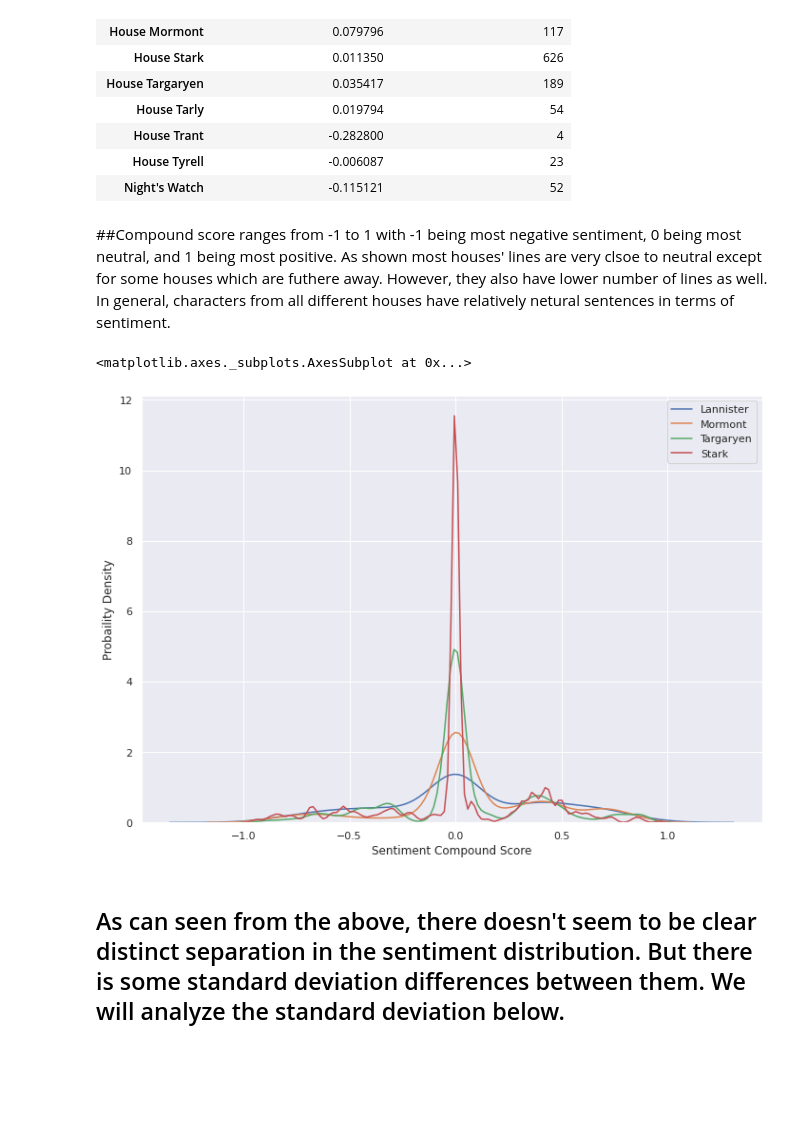
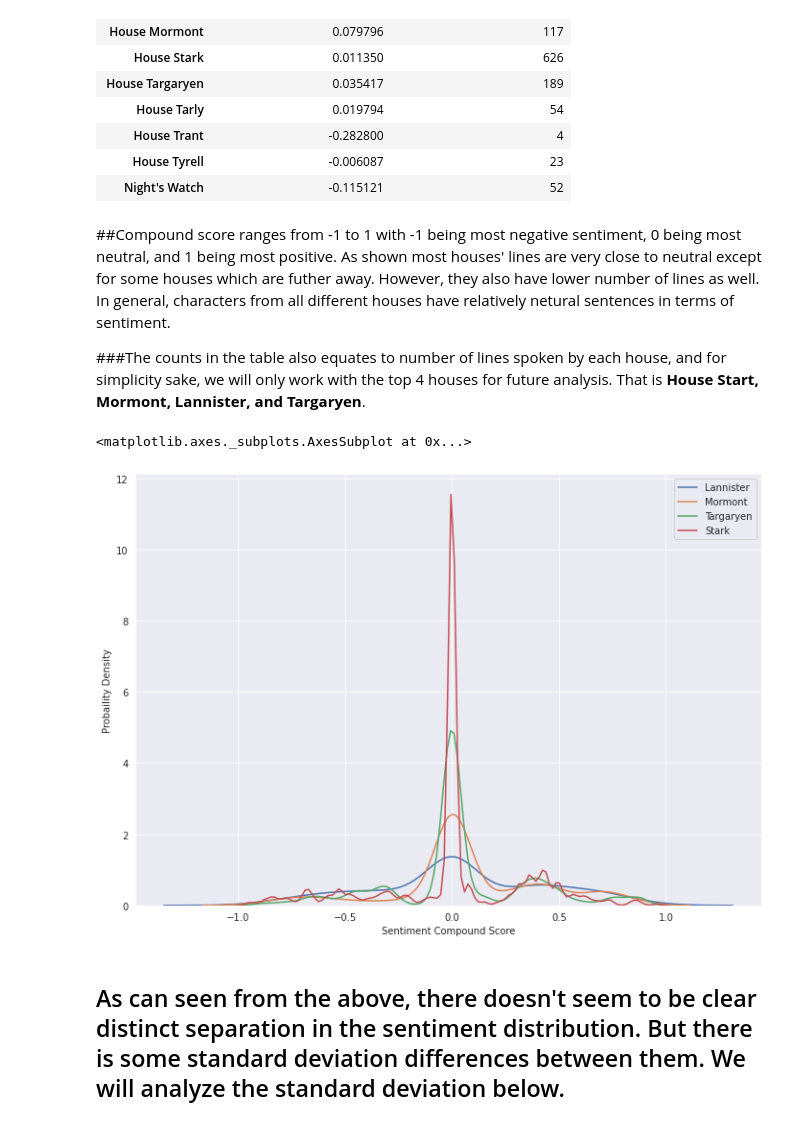
Before and after one commit to trong-shen/Game-of-Throne-Project, a Jupyter notebook: GOT_Project.ipynb, the cells around one changed output. Drawn from its saved outputs; the diff is of its cells as text; code cells hidden in the pictures; blank space fills up the shorter version.

```diff
--- a/GOT_Project.ipynb
+++ b/GOT_Project.ipynb
@@ -460,46 +460,34 @@ table
 | House Tyrell | -0.006087 | 23 |
 | Night's Watch | -0.115121 | 52 |
 # %% [markdown]
-##Compound score ranges from -1 to 1 with -1 being most negative sentiment, 0 being most neutral, and 1 being most positive. As shown most houses' lines are very clsoe to neutral except for some houses which are futhere away. However, they also have lower number of lines as well. In general, characters from all different houses have relatively netural sentences in terms of sentiment.
+##Compound score ranges from -1 to 1 with -1 being most negative sentiment, 0 being most neutral, and 1 being most positive. As shown most houses' lines are very close to neutral except for some houses which are futher away. However, they also have lower number of lines as well. In general, characters from all different houses have relatively netural sentences in terms of sentiment.
+
+###The counts in the table also equates to number of lines spoken by each house, and for simplicity sake, we will only work with the top 4 houses for future analysis. That is **House Start, Mormont, Lannister, and Targaryen**.
 # %%
 import seaborn as sns
 import matplotlib.pyplot as plt
 from scipy import stats
 
 #Plotting distributions
-House_Baelish=GOT1[GOT1.House=='House Baelish']
-House_Baratheon=GOT1[GOT1.House=='House Baratheon']
-House_Clegane=GOT1[GOT1.House=='House Clegane']
 House_Lannister=GOT1[GOT1.House=='House Lannister']
-House_Greyjoy=GOT1[GOT1.House=='House Greyjoy']
 House_Targaryen=GOT1[GOT1.House=='House Targaryen']
-House_Tyrell=GOT1[GOT1.House=='House Tyrell']
 House_Stark=GOT1[GOT1.House=='House Stark']
 House_Mormont=GOT1[GOT1.House=='House Mormont']
-Nights_Watch=GOT1[GOT1.House=="Night's Watch"]
-
 
 # Will only focus on the four main houses Lannister, Targaryen, Stark, and Mormont
-
-#sns.distplot(House_Baelish[['Sentiment_Compound_Score']], hist=False, kde=True,label='Baelish')
-#sns.distplot(House_Baratheon[['Sentiment_Compound_Score']], hist=False, kde=True,label='Baratheon')
-#sns.distplot(House_Clegane[['Sentiment_Compound_Score']], hist=False, kde=True,label='Clegane')
-#sns.distplot(House_Greyjoy[['Sentiment_Compound_Score']], hist=False,kde=True,label='Greyjoy')
-#sns.distplot(House_Tyrell[['Sentiment_Compound_Score']], hist=False, kde=True,label='Tyrell')
-#sns.distplot(Nights_Watch[['Sentiment_Compound_Score']], hist=False,kde=True,label='Nights_Watch')
 
 sns.set({'figure.figsize':(11.7,8.27)})
 sns.set_style({'figure.facecolor':'white'})
 plt.xlabel('Sentiment Compound Score')
 plt.ylabel('Probaility Density')
 
 sns.distplot(House_Lannister[['Sentiment_Compound_Score']], hist=False, kde=True, label='Lannister',)
 sns.distplot(House_Mormont[['Sentiment_Compound_Score']], hist=False, kde=True, label='Mormont')
 sns.distplot(House_Targaryen[['Sentiment_Compound_Score']], hist=False,kde=True,label='Targaryen')
 sns.distplot(House_Stark[['Sentiment_Compound_Score']], hist=False, kde=True,label='Stark')
 # %% [output]
 <matplotlib.axes._subplots.AxesSubplot at 0x...>
-[figure, old version]
+[figure, new version]
 # %% [markdown]
 ## As can seen from the above, there doesn't seem to be clear distinct separation in the sentiment distribution. But there is some standard deviation differences between them. We will analyze the standard deviation below.
 # %%
```
Also changed, not shown: parts of 6 cells of this notebook.
